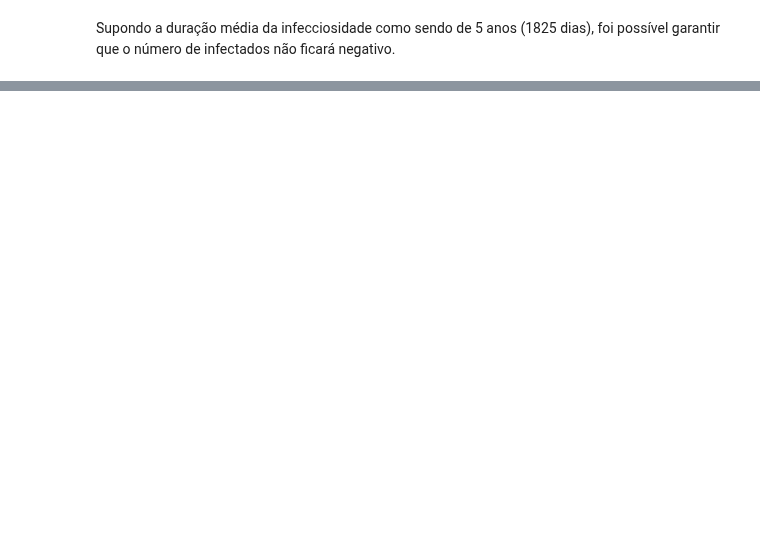
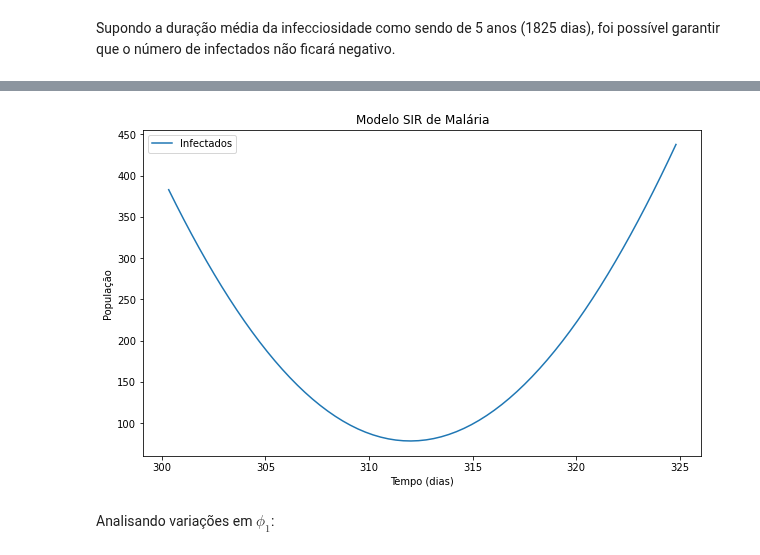
Before and after one commit to RaphaLevy/TCC, a Jupyter notebook: Discussão/Testa_Infectados_Humanos.ipynb, the cells around one changed output, grey strips where cells are left out. Cells and saved outputs as stored; diff of their text form; code cells hidden in the pictures; blank space fills up the shorter version.

```diff
--- a/Discussão/Testa_Infectados_Humanos.ipynb
+++ b/Discussão/Testa_Infectados_Humanos.ipynb
@@ -368,0 +404,27 @@ min(I_H)
+# %%
+times = sol.t
+tempo_inicial = 300
+tempo_final = 325
+
+# Encontrando os índices correspondentes ao intervalo desejado
+indice_tempo_inicial = np.argmax(times >= tempo_inicial)
+indice_tempo_final = np.argmax(times >= tempo_final)
+
+S_H, I_H, R_H, S_M, E_M, I_M = sol.y
+
+plt.figure(figsize=(10, 6))
+#plt.plot(times, S_H, label='Suscetíveis')
+plt.plot(times[indice_tempo_inicial:indice_tempo_final], I_H[indice_tempo_inicial:indice_tempo_final], label='Infectados')
+#plt.plot(times, R_H, label='Recuperados')
+
+plt.xlabel('Tempo (dias)')
+plt.ylabel('População')
+plt.title('Modelo SIR de Malária')
+
+plt.legend()
+
+plt.show()
+# %% [output]
+[figure, added]
+# %% [markdown]
+Analisando variações em $\phi_1$:
```
Also changed, not shown: parts of 29 cells of this notebook.
